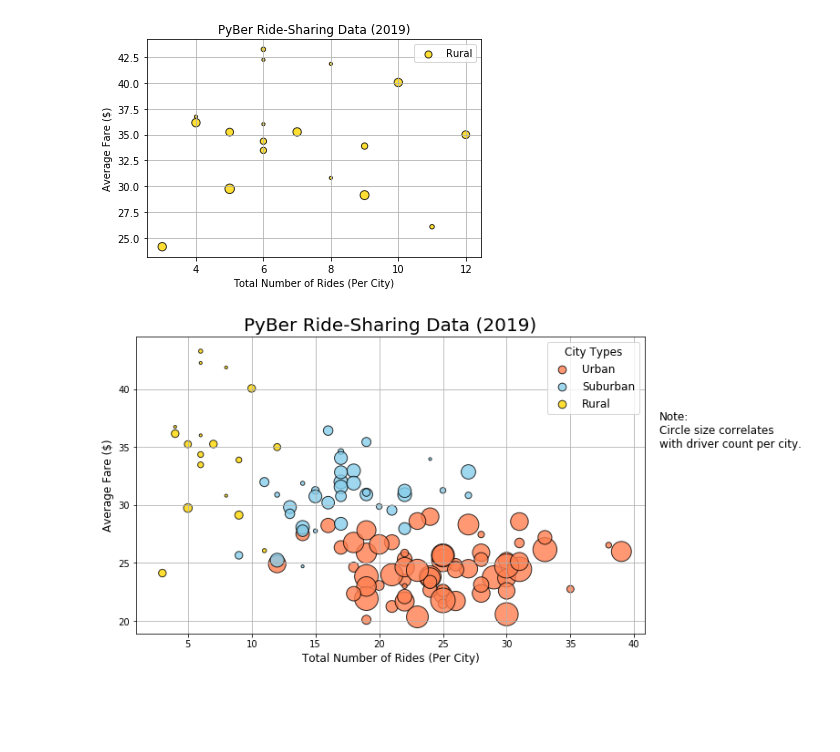
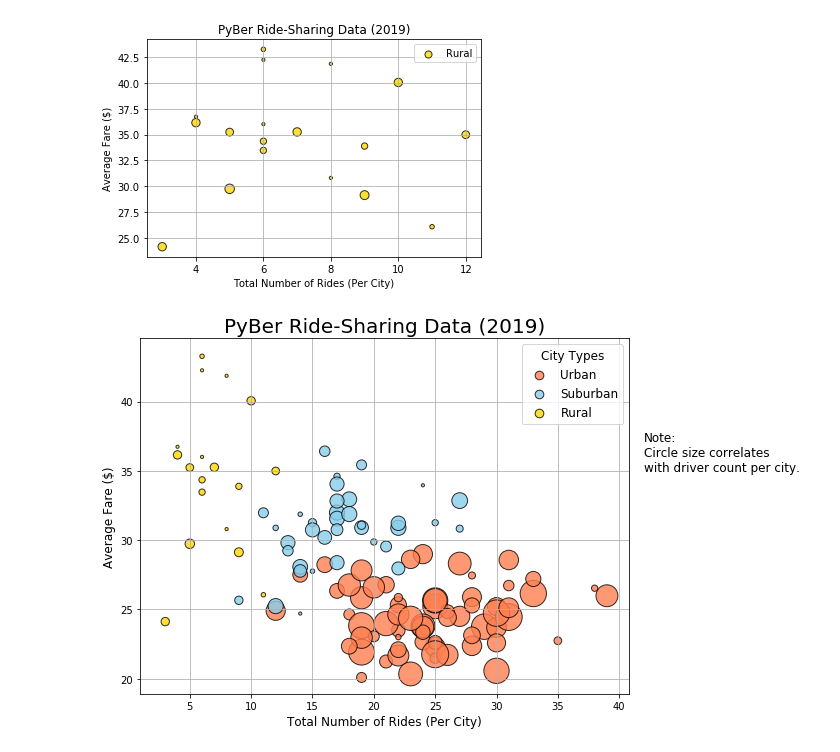
Before and after one commit to amuthusa/PyBer_Analysis, a Jupyter notebook: PyBer.ipynb, the cells around one changed output. Saved outputs shown, nothing was run; the diff lists cells and outputs as text; code cells hidden in the pictures; blank space fills up the shorter version.

```diff
--- a/PyBer.ipynb
+++ b/PyBer.ipynb
@@ -232,32 +232,32 @@ plt.scatter(rural_ride_count, rural_avg_fare, s=10*rural_driver_count,
 
 
 #add the headers and labels with legends
 plt.ylabel("Average Fare ($)", fontsize=12)
 plt.xlabel("Total Number of Rides (Per City)", fontsize=12)
 plt.title("PyBer Ride-Sharing Data (2019)", fontsize=20)
 plt.grid(True)
 
 
 #Add the legend
 plt.legend()
 
 #create a legend
 lgnd = plt.legend(fontsize="12", mode="Expanded",
                  scatterpoints=1, loc="best", title="City Types")
 lgnd.legendHandles[0]._sizes = [75]
 lgnd.legendHandles[1]._sizes = [75]
 lgnd.legendHandles[2]._sizes = [75]
 
 lgnd.get_title().set_fontsize(12)
 
 plt.text(42, 35, "Note:\nCircle size correlates\nwith driver count per city.", fontsize="12")
 
 #set the layout to be tight
-plt.tightLa
+plt.tight_layout()
 # Save the figure.
 plt.savefig("analysis/Fig1.png")
 
 #show the plot
 plt.show()
 # %% [output]
-[figure, old version]
+[figure, new version]
```
Also changed, not shown: parts of 39 cells of this notebook, 3 other files.
